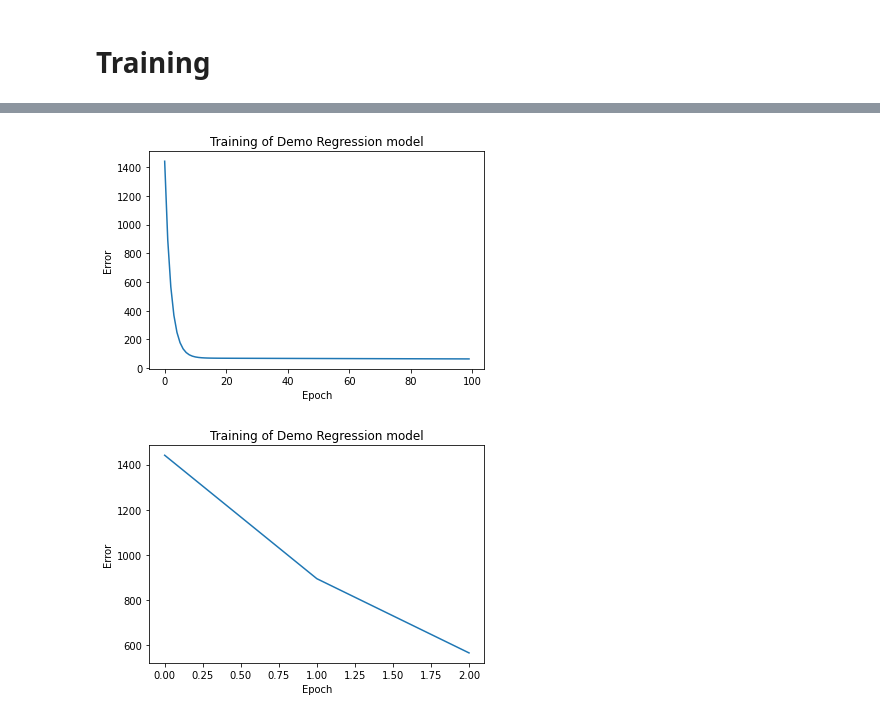
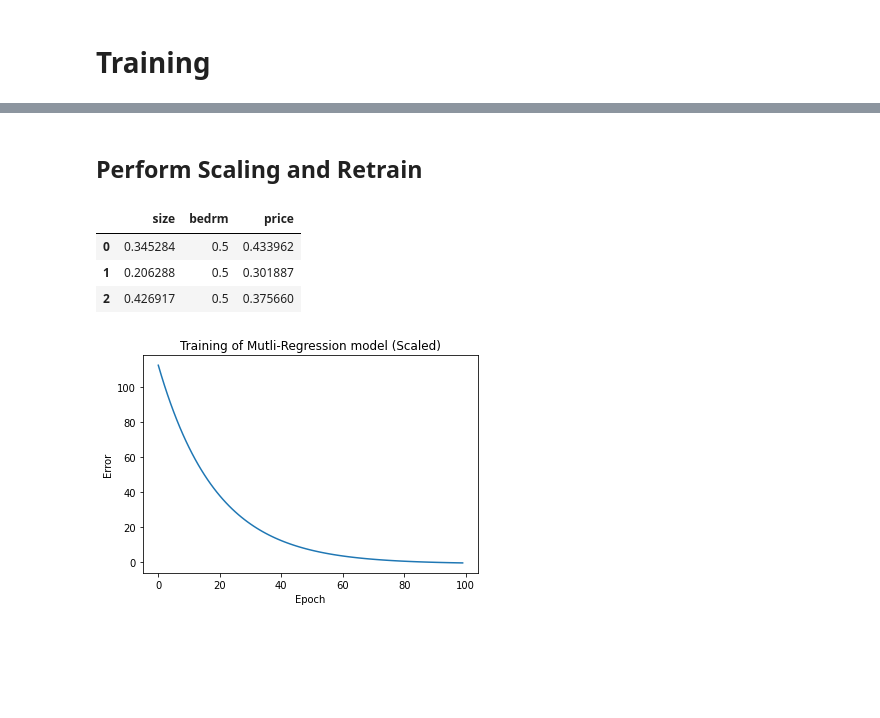
Before and after one commit to peter-callahan/vanderbilt, a Jupyter notebook: Week_8_Homework_Gradient_Descent.ipynb, the cells around one changed output, grey strips where cells are left out. Cells and saved outputs as stored; diff of their text form; code cells hidden in the pictures; blank space fills up the shorter version.

Commit message:
feature scaling complete

```diff
--- a/Week_8_Homework_Gradient_Descent.ipynb
+++ b/Week_8_Homework_Gradient_Descent.ipynb
@@ -97,52 +237,40 @@ data_ft.head()
+# %% [markdown]
+## Perform Scaling and Retrain
+# %%
+from sklearn.preprocessing import MinMaxScaler
+scaler = MinMaxScaler()
+
+# data_hp[['size', 'bedrm']] = scaler.fit_transform(data_hp[['size', 'bedrm']])
+# %%
+data_hp_scaled = pd.DataFrame(scaler.fit_transform(data_hp),
+                                      columns=['size', 'bedrm', 'price'])
+# %%
+data_hp_scaled.head(3)
+# %% [output]
+|  | size | bedrm | price |
+| 0 | 0.345284 | 0.5 | 0.433962 |
+| 1 | 0.206288 | 0.5 | 0.301887 |
+| 2 | 0.426917 | 0.5 | 0.375660 |
 # %%
-thetas = [0.3, 2.5]
-# data_ft = data_ft.sort_values(by='pop')
+thetas = [0.3, 2.5, 3.0]
 
-ft_array = np.array(data_ft)
+data_array = np.array(data_hp_scaled)
 
-alpha = 0.00005
+total_epochs = 100
+error_traj2 = [0] * total_epochs
 
-# prepare training
-total_epochs = 100
-error_traj = [0] * total_epochs
-
-# perform training
 for epoch in range(total_epochs):
-    thetas, epoch_error = gradient_descent(ft_array, thetas, alpha)
+    thetas, epoch_error = gradient_descent(data_array,
+                                           thetas,
+                                           alpha=0.001,
+                                           model=multi_reg_single_step)
 
     # store a history of errors
-    error_traj[epoch] = epoch_error
+    error_traj2[epoch] = epoch_error
 
-# Let's do an exploratory plot
-plt.plot(error_traj)
+plt.plot(error_traj2)
 plt.xlabel('Epoch')
 plt.ylabel('Error')
-plt.title('Training of Demo Regression model');
+plt.title('Training of Mutli-Regression model (Scaled)');
 # %% [output]
-[figure, old version]
+[figure, new version]
-# %%
-thetas_2 = [0.3, 2.5]
-# data_ft = data_ft.sort_values(by='pop')
-
-ft_array = np.array(data_ft)
-
-alpha = 0.00005
-
-# prepare training
-total_epochs = 3
-error_traj = [0] * total_epochs
-
-# perform training
-for epoch in range(total_epochs):
-    thetas_2, epoch_error = gradient_descent(ft_array,  thetas_2, alpha)
-
-    # store a history of errors
-    error_traj[epoch] = epoch_error
-
-# Let's do an exploratory plot
-plt.plot(error_traj)
-plt.xlabel('Epoch')
-plt.ylabel('Error')
-plt.title('Training of Demo Regression model');
-# %% [output]
-[figure, removed]
```
Also changed, not shown: parts of 14 cells of this notebook.
